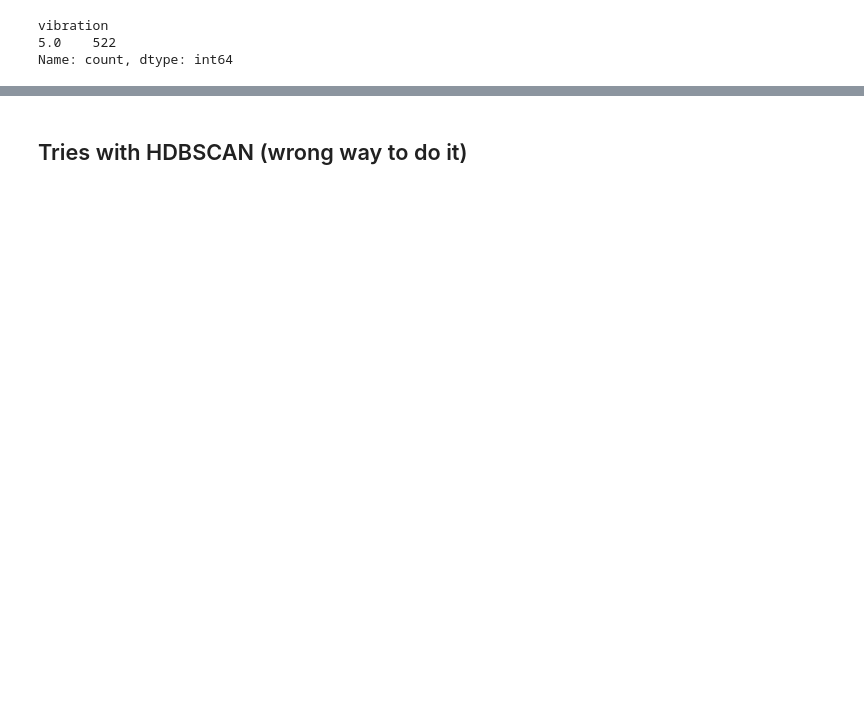
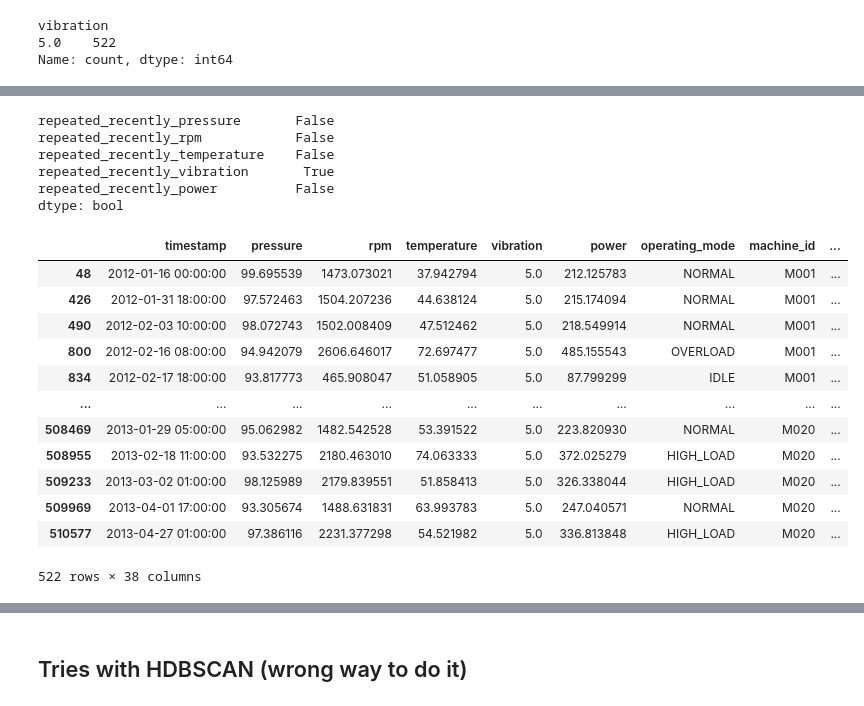
Before and after one commit to JU-Javaboy/predictive-maintenance-platform, a Jupyter notebook: services/c1-sensor-quality/src/c1_sensor_quality/anomaly_detector/anomaly_detection_exploration.ipynb, the cells around one changed output, grey strips where cells are left out. Saved outputs shown, nothing was run; the diff lists cells and outputs as text; code cells hidden in the pictures; blank space fills up the shorter version.

```diff
--- a/services/c1-sensor-quality/src/c1_sensor_quality/anomaly_detector/anomaly_detection_exploration.ipynb
+++ b/services/c1-sensor-quality/src/c1_sensor_quality/anomaly_detector/anomaly_detection_exploration.ipynb
@@ -283,0 +630,25 @@ train_df.head()
+# %%
+train_df[[*[f"repeated_recently_{sens}" for sens in SENSORS]]].any()
+# %% [output]
+repeated_recently_pressure       False
+repeated_recently_rpm            False
+repeated_recently_temperature    False
+repeated_recently_vibration       True
+repeated_recently_power          False
+dtype: bool
+# %%
+train_df[train_df["anomaly_type"]=="sensor_frozen"]
+# %% [output]
+|  | timestamp | pressure | rpm | temperature | vibration | power | operating_mode | machine_id | ... |
+| 48 | 2012-01-16 00:00:00 | 99.695539 | 1473.073021 | 37.942794 | 5.0 | 212.125783 | NORMAL | M001 | ... |
+| 426 | 2012-01-31 18:00:00 | 97.572463 | 1504.207236 | 44.638124 | 5.0 | 215.174094 | NORMAL | M001 | ... |
+| 490 | 2012-02-03 10:00:00 | 98.072743 | 1502.008409 | 47.512462 | 5.0 | 218.549914 | NORMAL | M001 | ... |
+| 800 | 2012-02-16 08:00:00 | 94.942079 | 2606.646017 | 72.697477 | 5.0 | 485.155543 | OVERLOAD | M001 | ... |
+| 834 | 2012-02-17 18:00:00 | 93.817773 | 465.908047 | 51.058905 | 5.0 | 87.799299 | IDLE | M001 | ... |
+| ... | ... | ... | ... | ... | ... | ... | ... | ... | ... |
+| 508469 | 2013-01-29 05:00:00 | 95.062982 | 1482.542528 | 53.391522 | 5.0 | 223.820930 | NORMAL | M020 | ... |
+| 508955 | 2013-02-18 11:00:00 | 93.532275 | 2180.463010 | 74.063333 | 5.0 | 372.025279 | HIGH_LOAD | M020 | ... |
+| 509233 | 2013-03-02 01:00:00 | 98.125989 | 2179.839551 | 51.858413 | 5.0 | 326.338044 | HIGH_LOAD | M020 | ... |
+| 509969 | 2013-04-01 17:00:00 | 93.305674 | 1488.631831 | 63.993783 | 5.0 | 247.040571 | NORMAL | M020 | ... |
+| 510577 | 2013-04-27 01:00:00 | 97.386116 | 2231.377298 | 54.521982 | 5.0 | 336.813848 | HIGH_LOAD | M020 | ... |
+522 rows × 38 columns
```
Also changed, not shown: parts of 25 cells of this notebook.
